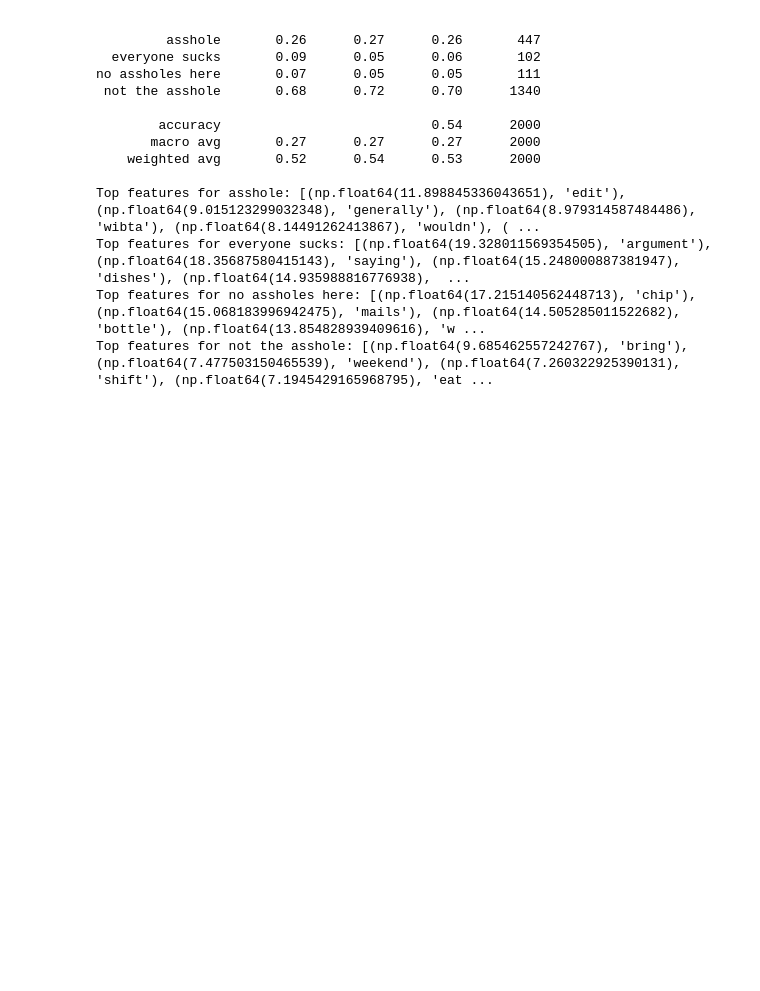
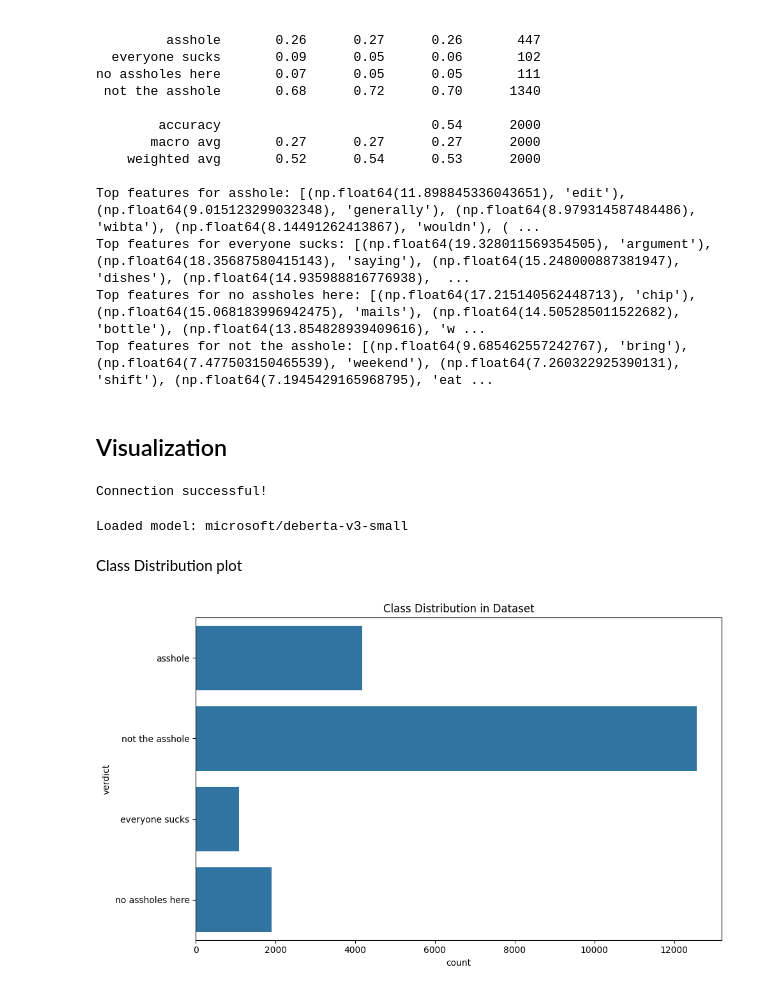
Before and after one commit to yashc73080/RUControversial, a Jupyter notebook: Main.ipynb, the cells around one changed output. Drawn from its saved outputs; the diff is of its cells as text; code cells hidden in the pictures; blank space fills up the shorter version.

Commit message:
Uploaded BERT code to main notebook

```diff
--- a/Main.ipynb
+++ b/Main.ipynb
@@ -217,3 +945,5 @@ Top features for asshole: [(np.float64(11.898845336043651), 'edit'), (np.float64
 Top features for everyone sucks: [(np.float64(19.328011569354505), 'argument'), (np.float64(18.35687580415143), 'saying'), (np.float64(15.248000887381947), 'dishes'), (np.float64(14.935988816776938),  ...
 Top features for no assholes here: [(np.float64(17.215140562448713), 'chip'), (np.float64(15.068183996942475), 'mails'), (np.float64(14.505285011522682), 'bottle'), (np.float64(13.854828939409616), 'w ...
 Top features for not the asshole: [(np.float64(9.685462557242767), 'bring'), (np.float64(7.477503150465539), 'weekend'), (np.float64(7.260322925390131), 'shift'), (np.float64(7.1945429165968795), 'eat ...
+# %% [markdown]
+## Visualization
@@ -219,0 +957,19 @@ Top features for not the asshole: [(np.float64(9.685462557242767), 'bring'), (np
+# %%
+df = get_df()
+# %% [output]
+Connection successful!
+# %%
+loaded_model = load_bert_model('../final_aita_model.pth')
+metrics = load_metrics('../model_metrics.json')
+# %% [output]
+Loaded model: microsoft/deberta-v3-small
+# %% [markdown]
+Class Distribution plot
+# %%
+plt.figure(figsize=(10, 6))
+sns.countplot(y='verdict', data=df)
+plt.title('Class Distribution in Dataset')
+plt.tight_layout()
+plt.show()
+# %% [output]
+[figure, added]
```
Also changed, not shown: parts of 27 cells of this notebook, 2 other files.
